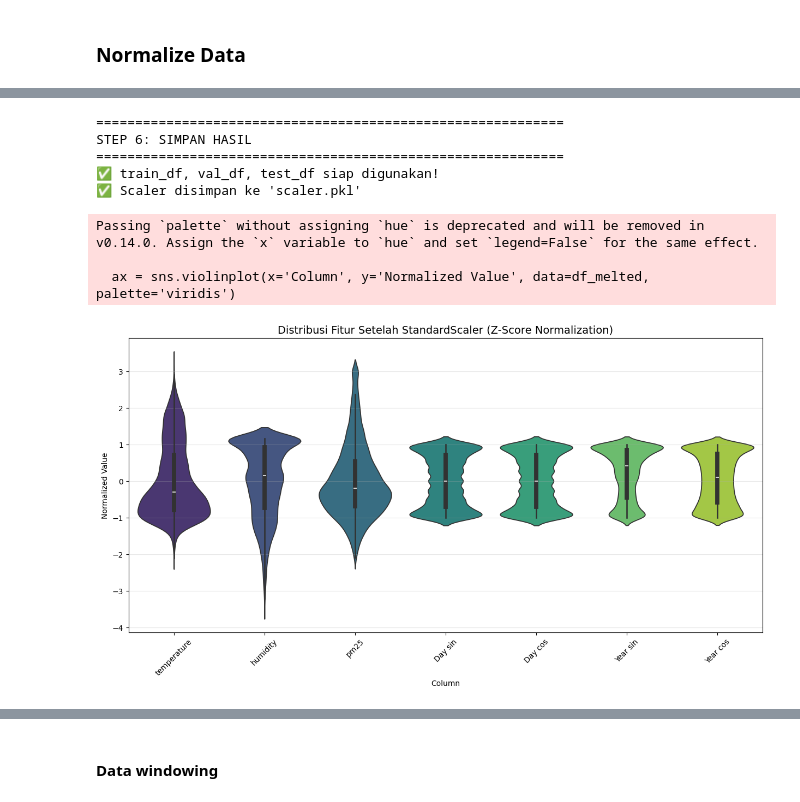
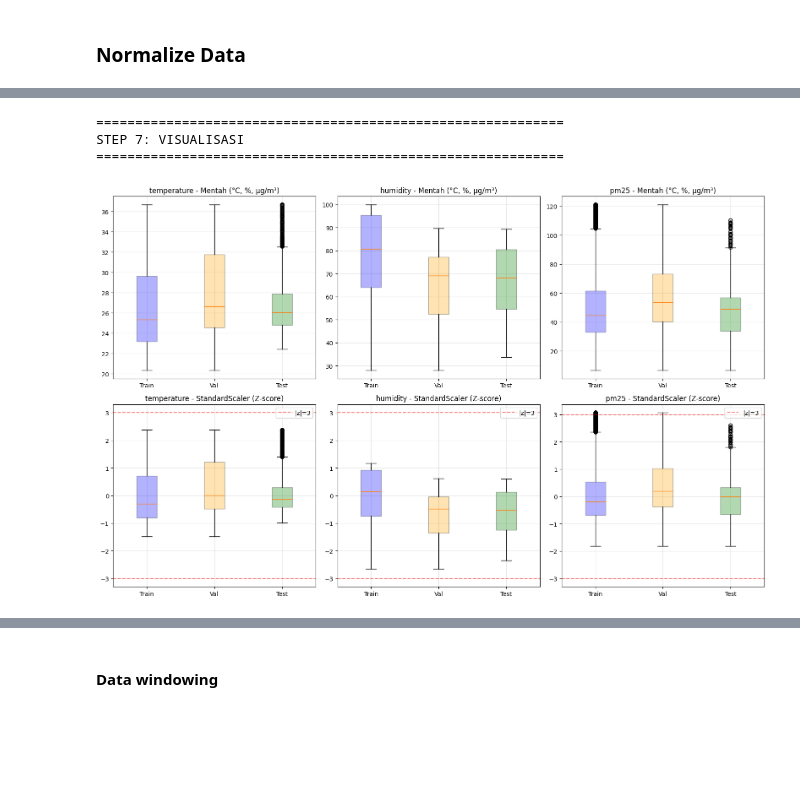
Before and after one commit to Junaidirah/predictive_pm25, a Jupyter notebook: notebook/model/lstm.ipynb, the cells around one changed output, grey strips where cells are left out. Cells and saved outputs as stored; diff of their text form; code cells hidden in the pictures; blank space fills up the shorter version.

Commit message:
Modeling

```diff
--- a/notebook/model/lstm.ipynb
+++ b/notebook/model/lstm.ipynb
@@ -337,36 +350,38 @@ STEP 5: VERIFIKASI SETELAH NORMALISASI
 # %%
 print("\n" + "="*60)
-print("STEP 6: SIMPAN HASIL")
+print("STEP 7: VISUALISASI")
 print("="*60)
 
-# Data siap digunakan untuk modeling
-print("✅ train_df, val_df, test_df siap digunakan!")
+fig, axes = plt.subplots(2, 3, figsize=(16, 10))
 
-# Simpan scaler untuk inference nanti
-import joblib
-joblib.dump(scaler, 'scaler.pkl')
-print("✅ Scaler disimpan ke 'scaler.pkl'")
+for idx, col in enumerate(cols):
+    # Before scaling
+    ax1 = axes[0, idx]
+    bp1 = ax1.boxplot([train_df[col], val_df[col], test_df[col]],
+                      labels=['Train', 'Val', 'Test'], patch_artist=True)
+    for patch, color in zip(bp1['boxes'], ['blue', 'orange', 'green']):
+        patch.set_facecolor(color)
+        patch.set_alpha(0.3)
+    ax1.set_title(f'{col} - Mentah (°C, %, μg/m³)')
+    ax1.grid(True, alpha=0.3)
+
+    # After scaling
+    ax2 = axes[1, idx]
+    bp2 = ax2.boxplot([train_scaled[col], val_scaled[col], test_scaled[col]],
+                      labels=['Train', 'Val', 'Test'], patch_artist=True)
+    for patch, color in zip(bp2['boxes'], ['blue', 'orange', 'green']):
+        patch.set_facecolor(color)
+        patch.set_alpha(0.3)
+    ax2.set_title(f'{col} - StandardScaler (Z-score)')
+    ax2.axhline(y=3, color='r', linestyle='--', alpha=0.5, label='|z|=3')
+    ax2.axhline(y=-3, color='r', linestyle='--', alpha=0.5)
+    ax2.legend()
+    ax2.grid(True, alpha=0.3)
+
+plt.tight_layout()
+plt.show()
 # %% [output]
 ============================================================
-STEP 6: SIMPAN HASIL
+STEP 7: VISUALISASI
 ============================================================
-✅ train_df, val_df, test_df siap digunakan!
-✅ Scaler disimpan ke 'scaler.pkl'
+[figure, added]
-# %%
-import seaborn as sns
-import matplotlib.pyplot as plt
-
-features_to_plot = ['temperature', 'humidity', 'pm25', 'Day sin', 'Day cos', 'Year sin', 'Year cos']
-df_melted = train_df[features_to_plot].melt(var_name='Column', value_name='Normalized Value')
-plt.figure(figsize=(15, 7))
-ax = sns.violinplot(x='Column', y='Normalized Value', data=df_melted, palette='viridis')
-plt.xticks(rotation=45)
-plt.title('Distribusi Fitur Setelah StandardScaler (Z-Score Normalization)', fontsize=14)
-plt.grid(axis='y', alpha=0.3)
-
-plt.show()
-# %% [output]
-Passing `palette` without assigning `hue` is deprecated and will be removed in v0.14.0. Assign the `x` variable to `hue` and set `legend=False` for the same effect.
-
-  ax = sns.violinplot(x='Column', y='Normalized Value', data=df_melted, palette='viridis')
-[figure, removed]
```
Also changed, not shown: parts of 28 cells of this notebook.
